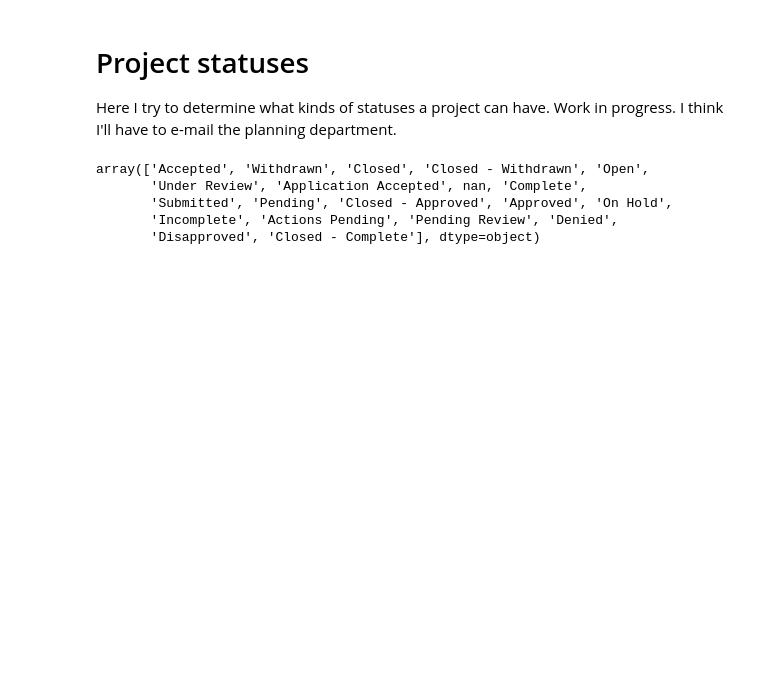
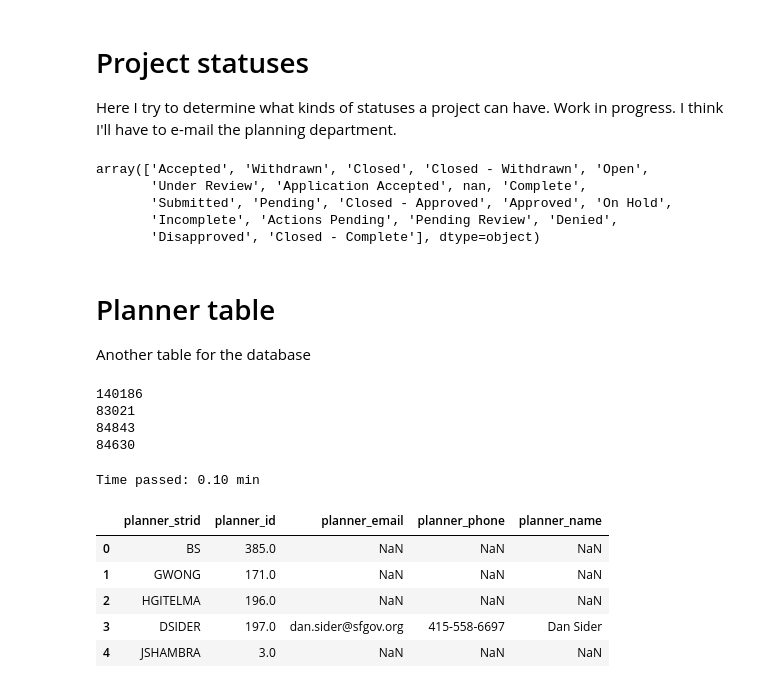
Before and after one commit to YIMBYdata/sf-planning-pipeline, a Jupyter notebook: Understanding the data.ipynb, the cells around one changed output. Cells and saved outputs as stored; diff of their text form; code cells hidden in the pictures; blank space fills up the shorter version.

Commit message:
pandas processing for database tables

```diff
--- a/Understanding the data.ipynb
+++ b/Understanding the data.ipynb
@@ -300,3 +300,19 @@ array(['Accepted', 'Withdrawn', 'Closed', 'Closed - Withdrawn', 'Open',
        'Submitted', 'Pending', 'Closed - Approved', 'Approved', 'On Hold',
        'Incomplete', 'Actions Pending', 'Pending Review', 'Denied',
        'Disapproved', 'Closed - Complete'], dtype=object)
+# %% [markdown]
+# Planner table
+Another table for the database
+# %%
+#one tricky part is that the id, e-mail, name, and phone aren't always given
+print(sum(~pd.isna(data['planner_id'])))
+print(sum(~pd.isna(data['planner_email'])))
+print(sum(~pd.isna(data['planner_name'])))
+print(sum(~pd.isna(data['planner_phone'])))
+#after some testing, it seems that this is consistent for any given planner_id.
+#I guess a lot of planners just have some info unavailable.
+# %% [output]
+140186
+83021
+84843
+84630
@@ -302,0 +323,16 @@ array(['Accepted', 'Withdrawn', 'Closed', 'Closed - Withdrawn', 'Open',
+# %%
+comp_timer = timer()
+data, planner = planner_table(data)
+comp_timer.pause()
+comp_timer.printreport()
+# %% [output]
+Time passed: 0.10 min
+# %%
+planner.head()
+# %% [output]
+|  | planner_strid | planner_id | planner_email | planner_phone | planner_name |
+| 0 | BS | 385.0 | NaN | NaN | NaN |
+| 1 | GWONG | 171.0 | NaN | NaN | NaN |
+| 2 | HGITELMA | 196.0 | NaN | NaN | NaN |
+| 3 | DSIDER | 197.0 | dan.sider@sfgov.org | 415-558-6697 | Dan Sider |
+| 4 | JSHAMBRA | 3.0 | NaN | NaN | NaN |
```
Also changed, not shown: parts of 19 cells of this notebook, 2 other files.
